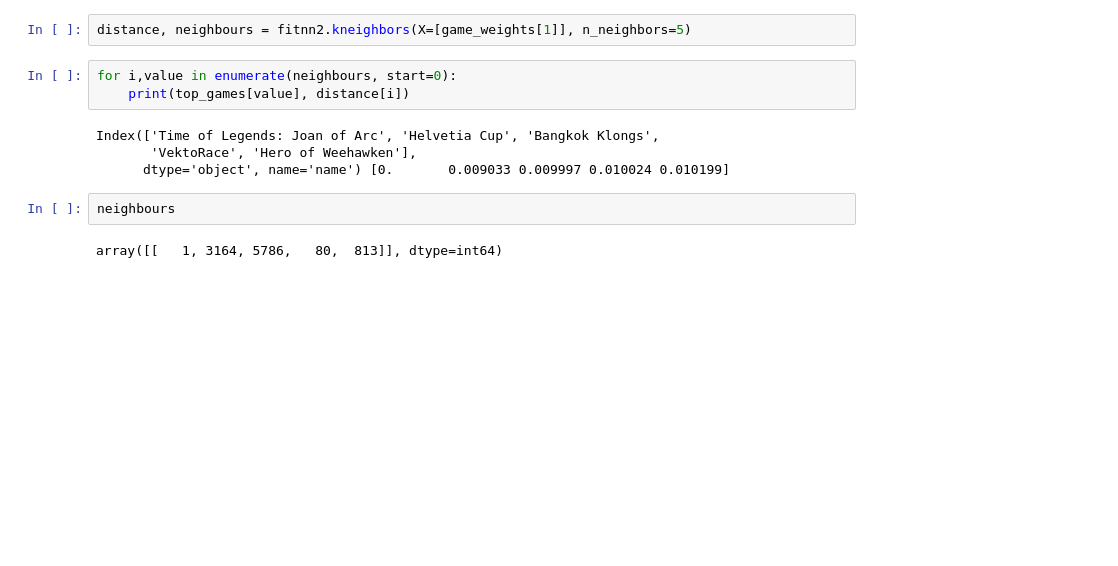
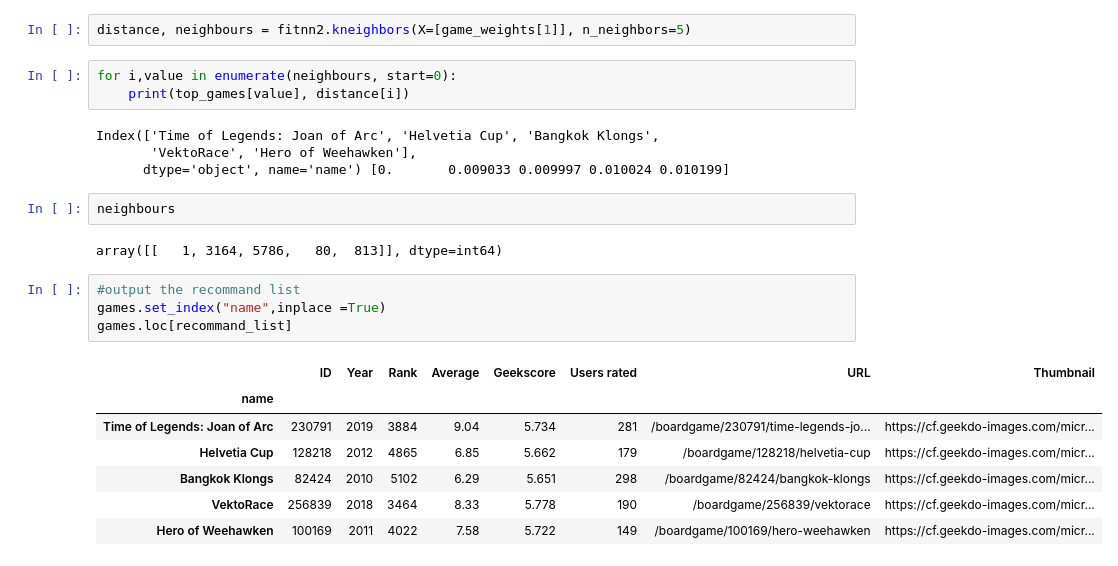
Before and after one commit to Hazel-Yi/analytics-teamwork, a Jupyter notebook: BoardGames.ipynb, the cells around one changed output. Drawn from its saved outputs; the diff is of its cells as text; blank space fills up the shorter version.

Commit message:
output recommand

```diff
--- a/BoardGames.ipynb
+++ b/BoardGames.ipynb
@@ -274,3 +275,15 @@ Index(['Time of Legends: Joan of Arc', 'Helvetia Cup', 'Bangkok Klongs',
 neighbours
 # %% [output]
 array([[   1, 3164, 5786,   80,  813]], dtype=int64)
+# %%
+#output the recommand list
+games.set_index("name",inplace =True)
+games.loc[recommand_list]
+# %% [output]
+|  | ID | Year | Rank | Average | Geekscore | Users rated | URL | Thumbnail |
+| name |  |  |  |  |  |  |  |  |
+| Time of Legends: Joan of Arc | 230791 | 2019 | 3884 | 9.04 | 5.734 | 281 | /boardgame/230791/time-legends-jo... | https://cf.geekdo-images.com/micr... |
+| Helvetia Cup | 128218 | 2012 | 4865 | 6.85 | 5.662 | 179 | /boardgame/128218/helvetia-cup | https://cf.geekdo-images.com/micr... |
+| Bangkok Klongs | 82424 | 2010 | 5102 | 6.29 | 5.651 | 298 | /boardgame/82424/bangkok-klongs | https://cf.geekdo-images.com/micr... |
+| VektoRace | 256839 | 2018 | 3464 | 8.33 | 5.778 | 190 | /boardgame/256839/vektorace | https://cf.geekdo-images.com/micr... |
+| Hero of Weehawken | 100169 | 2011 | 4022 | 7.58 | 5.722 | 149 | /boardgame/100169/hero-weehawken | https://cf.geekdo-images.com/micr... |
```
Also changed, not shown: parts of 1 cell of this notebook.
